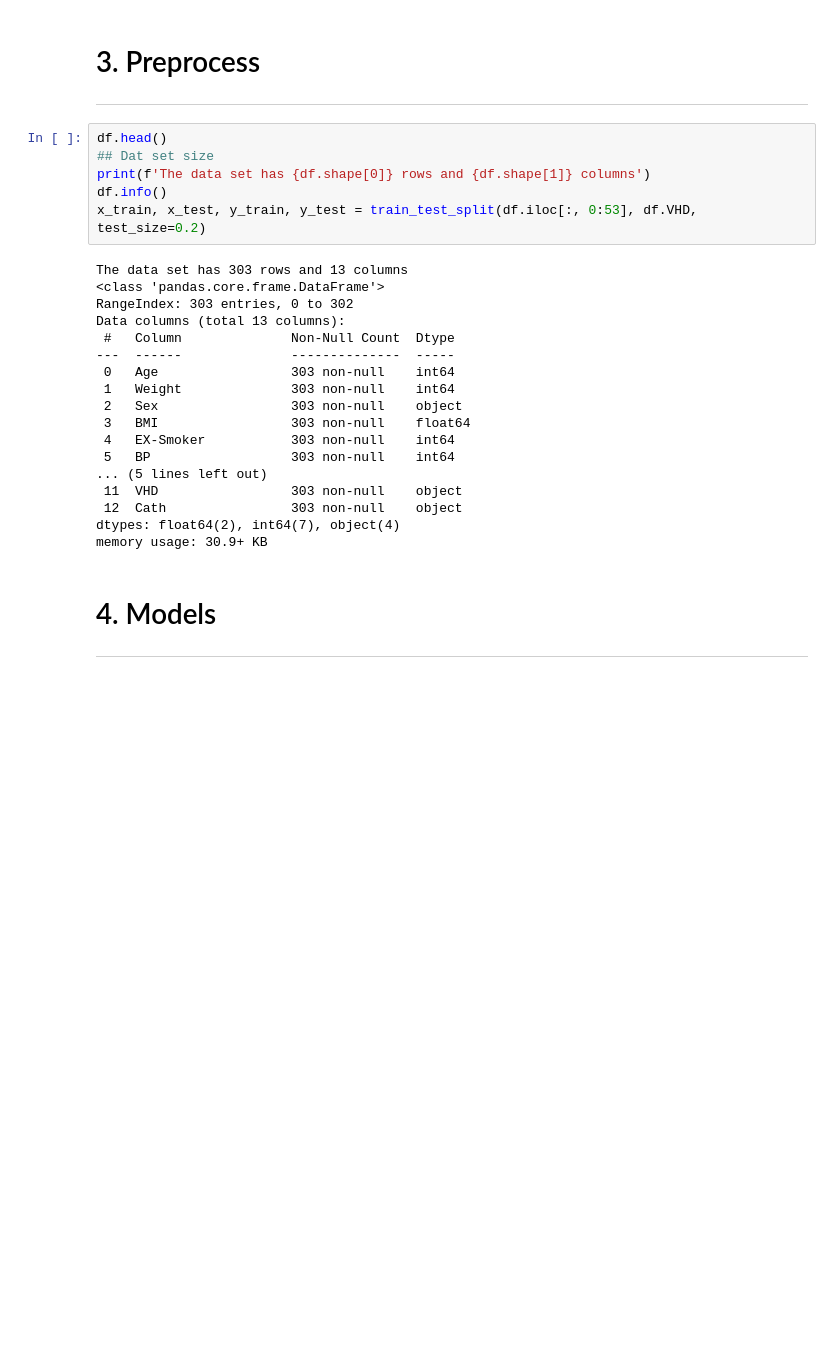
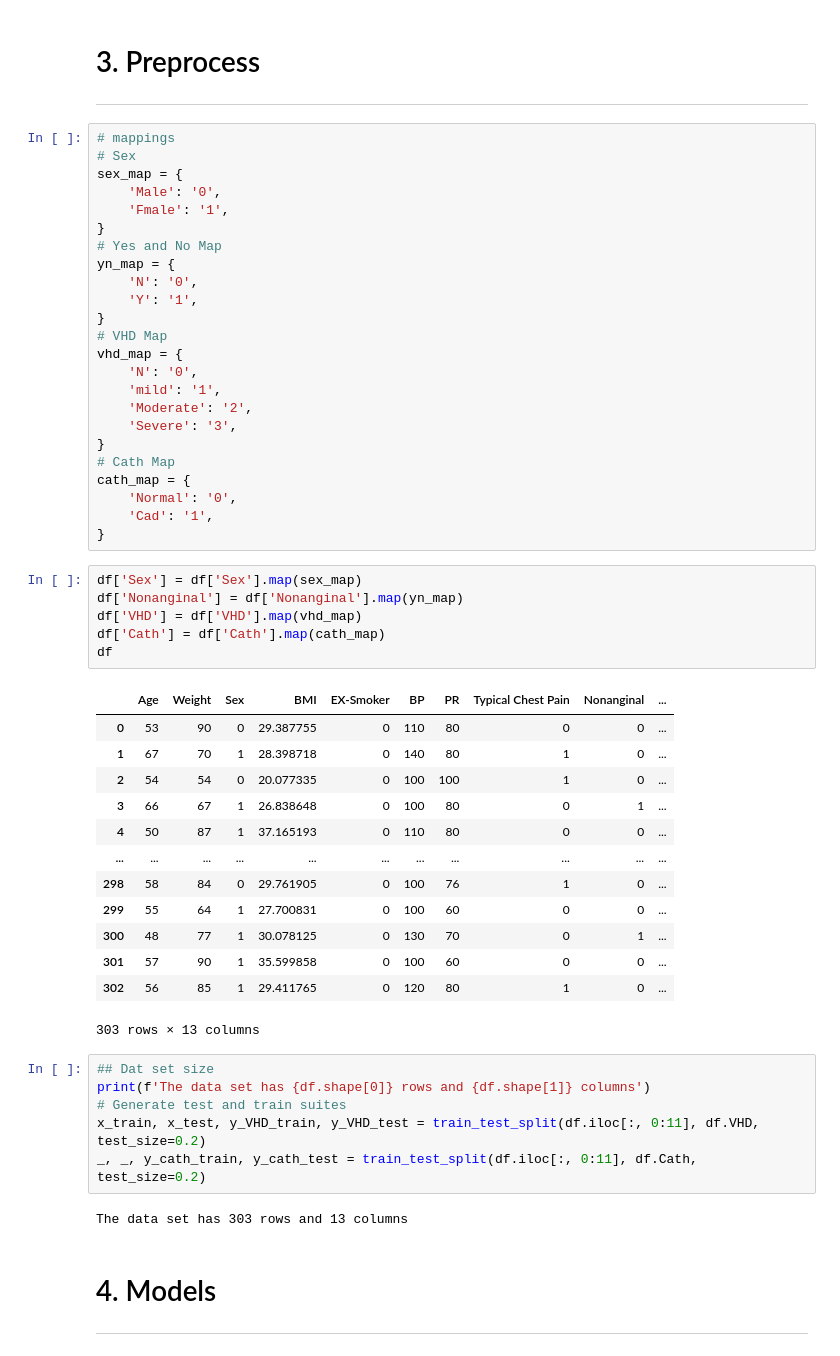
Before and after one commit to ericspring08/MTF-Diagnosing-Disease-In-Space, a Jupyter notebook: Prototyping.ipynb, the cells around one changed output. Cells and saved outputs as stored; diff of their text form; blank space fills up the shorter version.

```diff
--- a/Prototyping.ipynb
+++ b/Prototyping.ipynb
@@ -127,30 +127,58 @@ fig.show()
 # 3. Preprocess
 
 ---
+# %%
+# mappings
+# Sex
+sex_map = {
+    'Male': '0',
+    'Fmale': '1',
+}
+# Yes and No Map
+yn_map = {
+    'N': '0',
+    'Y': '1',
+}
+# VHD Map
+vhd_map = {
+    'N': '0',
+    'mild': '1',
+    'Moderate': '2',
+    'Severe': '3',
+}
+# Cath Map
+cath_map = {
+    'Normal': '0',
+    'Cad': '1',
+}
+# %%
+df['Sex'] = df['Sex'].map(sex_map)
+df['Nonanginal'] = df['Nonanginal'].map(yn_map)
+df['VHD'] = df['VHD'].map(vhd_map)
+df['Cath'] = df['Cath'].map(cath_map)
+df
+# %% [output]
+|  | Age | Weight | Sex | BMI | EX-Smoker | BP | PR | Typical Chest Pain | Nonanginal | ... |
+| 0 | 53 | 90 | 0 | 29.387755 | 0 | 110 | 80 | 0 | 0 | ... |
+| 1 | 67 | 70 | 1 | 28.398718 | 0 | 140 | 80 | 1 | 0 | ... |
+| 2 | 54 | 54 | 0 | 20.077335 | 0 | 100 | 100 | 1 | 0 | ... |
+| 3 | 66 | 67 | 1 | 26.838648 | 0 | 100 | 80 | 0 | 1 | ... |
+| 4 | 50 | 87 | 1 | 37.165193 | 0 | 110 | 80 | 0 | 0 | ... |
+| ... | ... | ... | ... | ... | ... | ... | ... | ... | ... | ... |
+| 298 | 58 | 84 | 0 | 29.761905 | 0 | 100 | 76 | 1 | 0 | ... |
+| 299 | 55 | 64 | 1 | 27.700831 | 0 | 100 | 60 | 0 | 0 | ... |
+| 300 | 48 | 77 | 1 | 30.078125 | 0 | 130 | 70 | 0 | 1 | ... |
+| 301 | 57 | 90 | 1 | 35.599858 | 0 | 100 | 60 | 0 | 0 | ... |
+| 302 | 56 | 85 | 1 | 29.411765 | 0 | 120 | 80 | 1 | 0 | ... |
+303 rows × 13 columns
 # %%
-df.head()
 ## Dat set size
 print(f'The data set has {df.shape[0]} rows and {df.shape[1]} columns')
-df.info()
-x_train, x_test, y_train, y_test = train_test_split(df.iloc[:, 0:53], df.VHD, test_size=0.2)
+# Generate test and train suites
+x_train, x_test, y_VHD_train, y_VHD_test = train_test_split(df.iloc[:, 0:11], df.VHD, test_size=0.2)
+_, _, y_cath_train, y_cath_test = train_test_split(df.iloc[:, 0:11], df.Cath, test_size=0.2)
 # %% [output]
 The data set has 303 rows and 13 columns
-<class 'pandas.core.frame.DataFrame'>
-RangeIndex: 303 entries, 0 to 302
-Data columns (total 13 columns):
- #   Column              Non-Null Count  Dtype
----  ------              --------------  -----
- 0   Age                 303 non-null    int64
- 1   Weight              303 non-null    int64
- 2   Sex                 303 non-null    object
- 3   BMI                 303 non-null    float64
- 4   EX-Smoker           303 non-null    int64
- 5   BP                  303 non-null    int64
-... (5 lines left out)
- 11  VHD                 303 non-null    object
- 12  Cath                303 non-null    object
-dtypes: float64(2), int64(7), object(4)
-memory usage: 30.9+ KB
 # %% [markdown]
 # 4. Models
 
```
Also changed, not shown: parts of 6 cells of this notebook.
